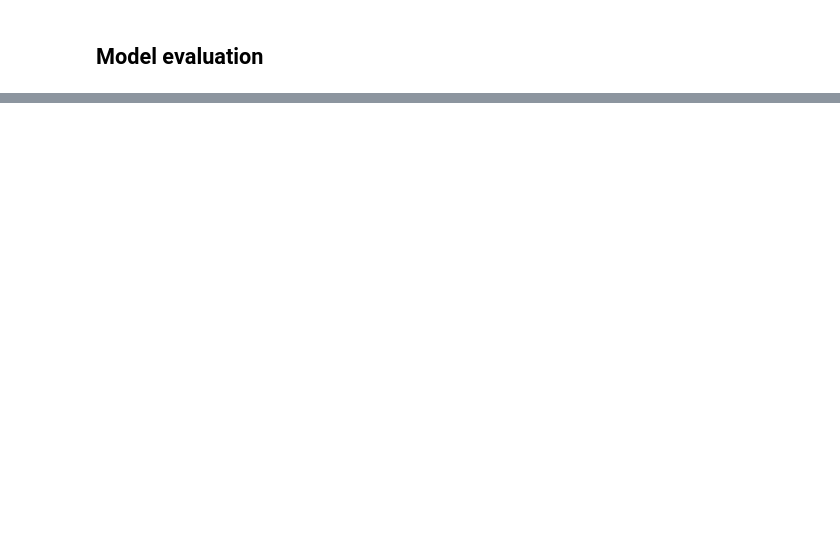
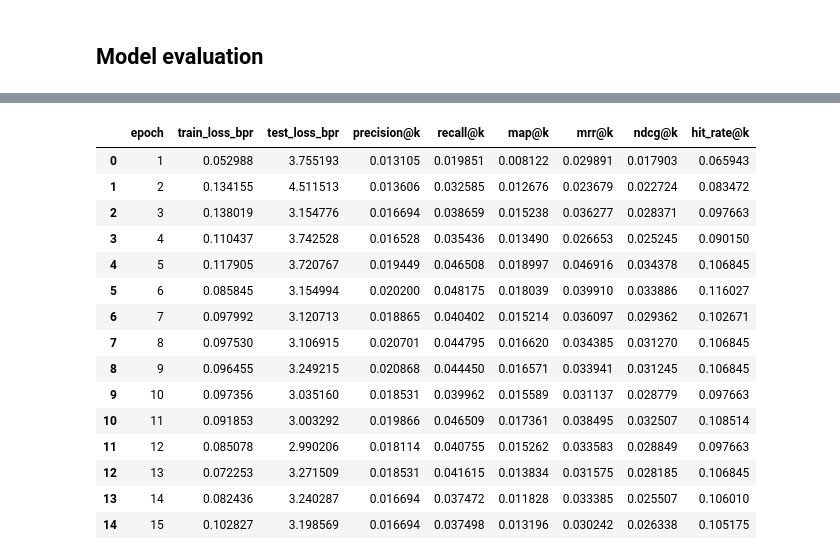
Before and after one commit to eutopia-collaboration-recommender/ecr-recommender, a Jupyter notebook: notebooks/collaboration_recommender_heterogeneous.ipynb, the cells around one changed output, grey strips where cells are left out. Cells and saved outputs as stored; diff of their text form; code cells hidden in the pictures; blank space fills up the shorter version.

Commit message:
- Heterogeneous model testing - Results interpretation - minor refactoring of postgres functions

```diff
--- a/notebooks/collaboration_recommender_heterogeneous.ipynb
+++ b/notebooks/collaboration_recommender_heterogeneous.ipynb
@@ -684,0 +809,28 @@ plt.show()
+# %%
+results['epoch'] = results['epoch'].astype(int)
+results['train_loss_bpr'] = results['train_loss_bpr'].astype(float)
+results['test_loss_bpr'] = results['test_loss_bpr'].astype(float)
+results['precision@k'] = results['precision@k'].astype(float)
+results['recall@k'] = results['recall@k'].astype(float)
+results['map@k'] = results['map@k'].astype(float)
+results['mrr@k'] = results['mrr@k'].astype(float)
+results['ndcg@k'] = results['ndcg@k'].astype(float)
+results['hit_rate@k'] = results['hit_rate@k'].astype(float)
+results
+# %% [output]
+|  | epoch | train_loss_bpr | test_loss_bpr | precision@k | recall@k | map@k | mrr@k | ndcg@k | hit_rate@k |
+| 0 | 1 | 0.052988 | 3.755193 | 0.013105 | 0.019851 | 0.008122 | 0.029891 | 0.017903 | 0.065943 |
+| 1 | 2 | 0.134155 | 4.511513 | 0.013606 | 0.032585 | 0.012676 | 0.023679 | 0.022724 | 0.083472 |
+| 2 | 3 | 0.138019 | 3.154776 | 0.016694 | 0.038659 | 0.015238 | 0.036277 | 0.028371 | 0.097663 |
+| 3 | 4 | 0.110437 | 3.742528 | 0.016528 | 0.035436 | 0.013490 | 0.026653 | 0.025245 | 0.090150 |
+| 4 | 5 | 0.117905 | 3.720767 | 0.019449 | 0.046508 | 0.018997 | 0.046916 | 0.034378 | 0.106845 |
+| 5 | 6 | 0.085845 | 3.154994 | 0.020200 | 0.048175 | 0.018039 | 0.039910 | 0.033886 | 0.116027 |
+| 6 | 7 | 0.097992 | 3.120713 | 0.018865 | 0.040402 | 0.015214 | 0.036097 | 0.029362 | 0.102671 |
+| 7 | 8 | 0.097530 | 3.106915 | 0.020701 | 0.044795 | 0.016620 | 0.034385 | 0.031270 | 0.106845 |
+| 8 | 9 | 0.096455 | 3.249215 | 0.020868 | 0.044450 | 0.016571 | 0.033941 | 0.031245 | 0.106845 |
+| 9 | 10 | 0.097356 | 3.035160 | 0.018531 | 0.039962 | 0.015589 | 0.031137 | 0.028779 | 0.097663 |
+| 10 | 11 | 0.091853 | 3.003292 | 0.019866 | 0.046509 | 0.017361 | 0.038495 | 0.032507 | 0.108514 |
+| 11 | 12 | 0.085078 | 2.990206 | 0.018114 | 0.040755 | 0.015262 | 0.033583 | 0.028849 | 0.097663 |
+| 12 | 13 | 0.072253 | 3.271509 | 0.018531 | 0.041615 | 0.013834 | 0.031575 | 0.028185 | 0.106845 |
+| 13 | 14 | 0.082436 | 3.240287 | 0.016694 | 0.037472 | 0.011828 | 0.033385 | 0.025507 | 0.106010 |
+| 14 | 15 | 0.102827 | 3.198569 | 0.016694 | 0.037498 | 0.013196 | 0.030242 | 0.026338 | 0.105175 |
```
Also changed, not shown: parts of 25 cells of this notebook, 8 other files.
